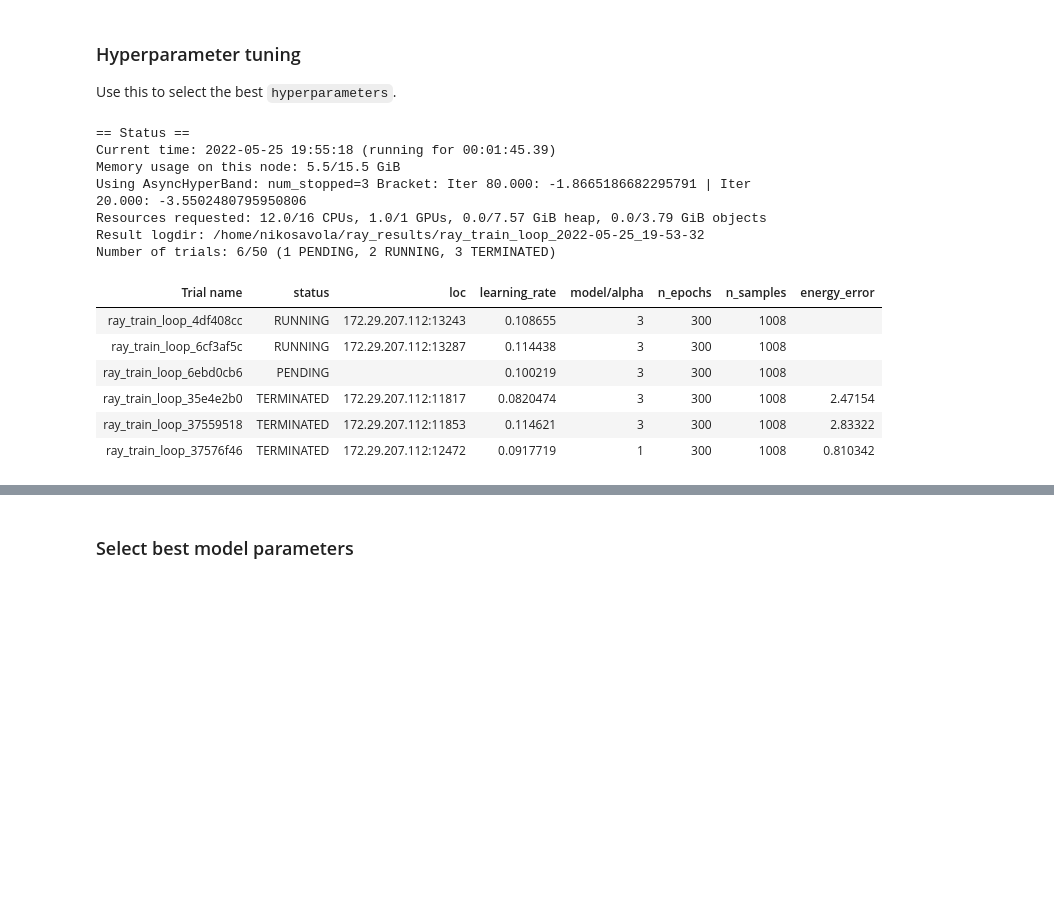
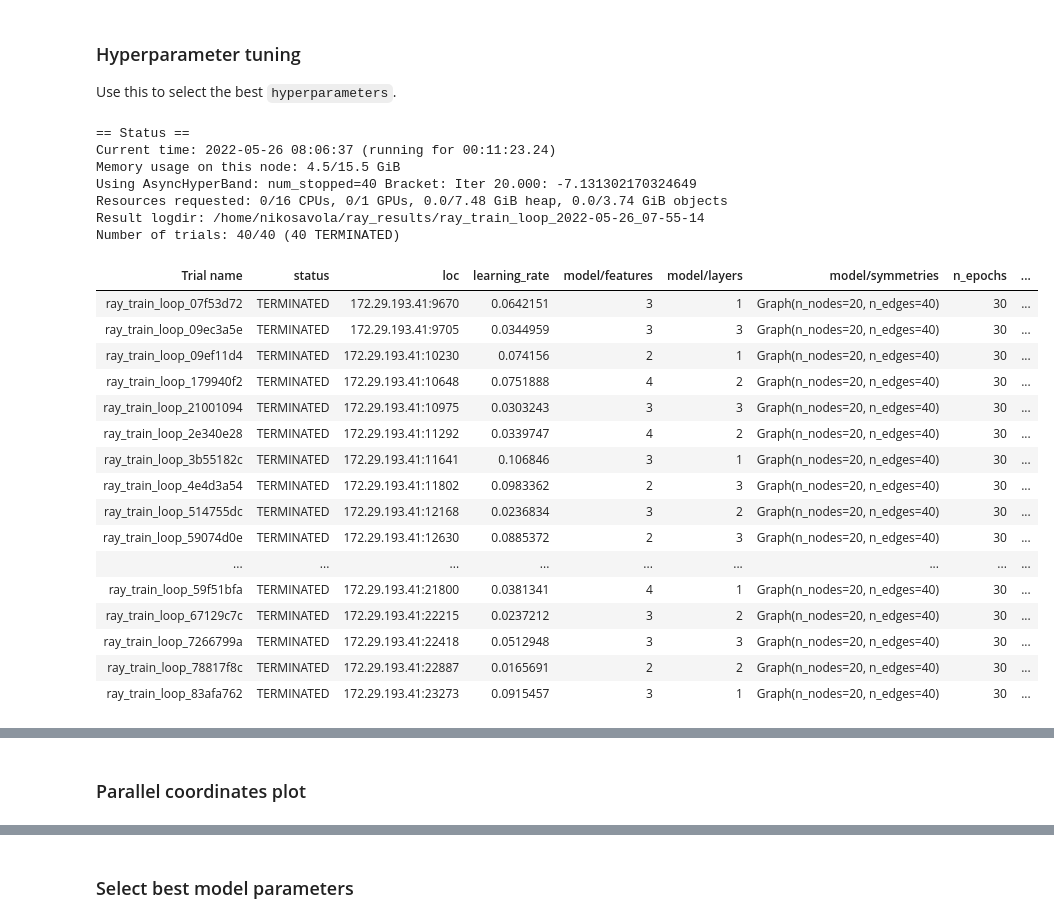
Before and after one commit to nikosavola/NeuralNetworkQuantumState, a Jupyter notebook: notebook.ipynb, the cells around one changed output, grey strips where cells are left out. Cells and saved outputs as stored; diff of their text form; code cells hidden in the pictures; blank space fills up the shorter version.

Commit message:
Parallel coordinates plot with `hiplot` for hyperparameters, closes #3

```diff
--- a/notebook.ipynb
+++ b/notebook.ipynb
@@ -23,6 +25,7 @@ os.environ["JAX_PLATFORM_NAME"] = "cpu" # or gpu
 # os.environ["XLA_FLAGS"] = "--xla_gpu_force_compilation_parallelism=1"  # force gpu w/o right drivers
 
 skip_training = False
+run_hyperopt = True
 print(f'{nk.utils.mpi.available=}')
 
 # Force detecting GPU in WSL
@@ -35,53 +38,69 @@ RayContext(dashboard_url='', python_version='3.9.12', ray_version='1.12.0', ray_
 ### Hyperparameter tuning
 Use this to select the best `hyperparameters`.
 # %%
-if not skip_training:
+if not skip_training and run_hyperopt:
 
+    _, _, g, _ = setup_j1j2_problem()
     search_space = {
         'model': {
-            'alpha': tune.randint(1, 3+1), # last value exclusive
+            # 'alpha': tune.randint(1, 3+1), # last value exclusive
+            'symmetries': g,
+            'layers': tune.randint(2, 6+1),
+            'features': tune.randint(2, 5+1)
         },
         # 'activation': tune.choice(['tanh', 'sigmoid']),
-        'learning_rate': tune.uniform(0.08, 0.12),
-        'n_epochs': 300, #tune.qrandint(100, 300, 50),
-        'n_samples': 1008, #tune.qrandint(100, 1000, 100),
+        'learning_rate': tune.uniform(0.005, 0.12),
+        'n_epochs': 30, #tune.qrandint(100, 300, 50),
+        'n_samples': 1400, #tune.qrandint(100, 1000, 100),
     }
 
     metric = "energy_error"
     mode = "min"
 
     hyperopt_search = HyperOptSearch(metric=metric, mode=mode)
     hyper_band_scheduler = tune.schedulers.ASHAScheduler(
         metric=metric,
         mode=mode,
         max_t=search_space['n_epochs'].max_value if isinstance(search_space['n_epochs'], tune.sample.Sampler) else search_space['n_epochs'],
-        grace_period=20
+        grace_period=10
     )
 
     analysis = tune.run(
-        tune.with_parameters(ray_train_loop, setup_problem=setup_j1j2_problem, model=FFN),
+        tune.with_parameters(ray_train_loop, setup_problem=setup_j1j2_problem, model=GCNN),
         config=search_space,
         progress_reporter=tune.JupyterNotebookReporter(True, [metric]),
         scheduler=hyper_band_scheduler,
         resources_per_trial={"cpu": 6, 'gpu': 1/2},
         search_alg=hyperopt_search,
-        num_samples=2,
+        num_samples=60,
         resume='AUTO',
         # metric=metric,
         # mode=mode,
     )
+    hyperparams = analysis.get_best_config()
+    display(hyperparams)
 # %% [output]
 == Status ==
-Current time: 2022-05-25 19:55:18 (running for 00:01:45.39)
-Memory usage on this node: 5.5/15.5 GiB
-Using AsyncHyperBand: num_stopped=3 Bracket: Iter 80.000: -1.8665186682295791 | Iter 20.000: -3.5502480795950806
-Resources requested: 12.0/16 CPUs, 1.0/1 GPUs, 0.0/7.57 GiB heap, 0.0/3.79 GiB objects
-Result logdir: /home/nikosavola/ray_results/ray_train_loop_2022-05-25_19-53-32
-Number of trials: 6/50 (1 PENDING, 2 RUNNING, 3 TERMINATED)
+Current time: 2022-05-26 08:06:37 (running for 00:11:23.24)
+Memory usage on this node: 4.5/15.5 GiB
+Using AsyncHyperBand: num_stopped=40 Bracket: Iter 20.000: -7.131302170324649
+Resources requested: 0/16 CPUs, 0/1 GPUs, 0.0/7.48 GiB heap, 0.0/3.74 GiB objects
+Result logdir: /home/nikosavola/ray_results/ray_train_loop_2022-05-26_07-55-14
+Number of trials: 40/40 (40 TERMINATED)
-| Trial name | status | loc | learning_rate | model/alpha | n_epochs | n_samples | energy_error |
-| ray_train_loop_4df408cc | RUNNING | 172.29.207.112:13243 | 0.108655 | 3 | 300 | 1008 |  |
-| ray_train_loop_6cf3af5c | RUNNING | 172.29.207.112:13287 | 0.114438 | 3 | 300 | 1008 |  |
-| ray_train_loop_6ebd0cb6 | PENDING |  | 0.100219 | 3 | 300 | 1008 |  |
-| ray_train_loop_35e4e2b0 | TERMINATED | 172.29.207.112:11817 | 0.0820474 | 3 | 300 | 1008 | 2.47154 |
-| ray_train_loop_37559518 | TERMINATED | 172.29.207.112:11853 | 0.114621 | 3 | 300 | 1008 | 2.83322 |
-| ray_train_loop_37576f46 | TERMINATED | 172.29.207.112:12472 | 0.0917719 | 1 | 300 | 1008 | 0.810342 |
+| Trial name | status | loc | learning_rate | model/features | model/layers | model/symmetries | n_epochs | ... |
+| ray_train_loop_07f53d72 | TERMINATED | 172.29.193.41:9670 | 0.0642151 | 3 | 1 | Graph(n_nodes=20, n_edges=40) | 30 | ... |
+| ray_train_loop_09ec3a5e | TERMINATED | 172.29.193.41:9705 | 0.0344959 | 3 | 3 | Graph(n_nodes=20, n_edges=40) | 30 | ... |
+| ray_train_loop_09ef11d4 | TERMINATED | 172.29.193.41:10230 | 0.074156 | 2 | 1 | Graph(n_nodes=20, n_edges=40) | 30 | ... |
+| ray_train_loop_179940f2 | TERMINATED | 172.29.193.41:10648 | 0.0751888 | 4 | 2 | Graph(n_nodes=20, n_edges=40) | 30 | ... |
+| ray_train_loop_21001094 | TERMINATED | 172.29.193.41:10975 | 0.0303243 | 3 | 3 | Graph(n_nodes=20, n_edges=40) | 30 | ... |
+| ray_train_loop_2e340e28 | TERMINATED | 172.29.193.41:11292 | 0.0339747 | 4 | 2 | Graph(n_nodes=20, n_edges=40) | 30 | ... |
+| ray_train_loop_3b55182c | TERMINATED | 172.29.193.41:11641 | 0.106846 | 3 | 1 | Graph(n_nodes=20, n_edges=40) | 30 | ... |
+| ray_train_loop_4e4d3a54 | TERMINATED | 172.29.193.41:11802 | 0.0983362 | 2 | 3 | Graph(n_nodes=20, n_edges=40) | 30 | ... |
+| ray_train_loop_514755dc | TERMINATED | 172.29.193.41:12168 | 0.0236834 | 3 | 2 | Graph(n_nodes=20, n_edges=40) | 30 | ... |
+| ray_train_loop_59074d0e | TERMINATED | 172.29.193.41:12630 | 0.0885372 | 2 | 3 | Graph(n_nodes=20, n_edges=40) | 30 | ... |
+| ... | ... | ... | ... | ... | ... | ... | ... | ... |
+| ray_train_loop_59f51bfa | TERMINATED | 172.29.193.41:21800 | 0.0381341 | 4 | 1 | Graph(n_nodes=20, n_edges=40) | 30 | ... |
+| ray_train_loop_67129c7c | TERMINATED | 172.29.193.41:22215 | 0.0237212 | 3 | 2 | Graph(n_nodes=20, n_edges=40) | 30 | ... |
+| ray_train_loop_7266799a | TERMINATED | 172.29.193.41:22418 | 0.0512948 | 3 | 3 | Graph(n_nodes=20, n_edges=40) | 30 | ... |
+| ray_train_loop_78817f8c | TERMINATED | 172.29.193.41:22887 | 0.0165691 | 2 | 2 | Graph(n_nodes=20, n_edges=40) | 30 | ... |
+| ray_train_loop_83afa762 | TERMINATED | 172.29.193.41:23273 | 0.0915457 | 3 | 1 | Graph(n_nodes=20, n_edges=40) | 30 | ... |
@@ -90,0 +108,2 @@ Number of trials: 6/50 (1 PENDING, 2 RUNNING, 3 TERMINATED)
+# %% [markdown]
+ ### Parallel coordinates plot
```
Also changed, not shown: parts of 5 cells of this notebook, 2 other files.
